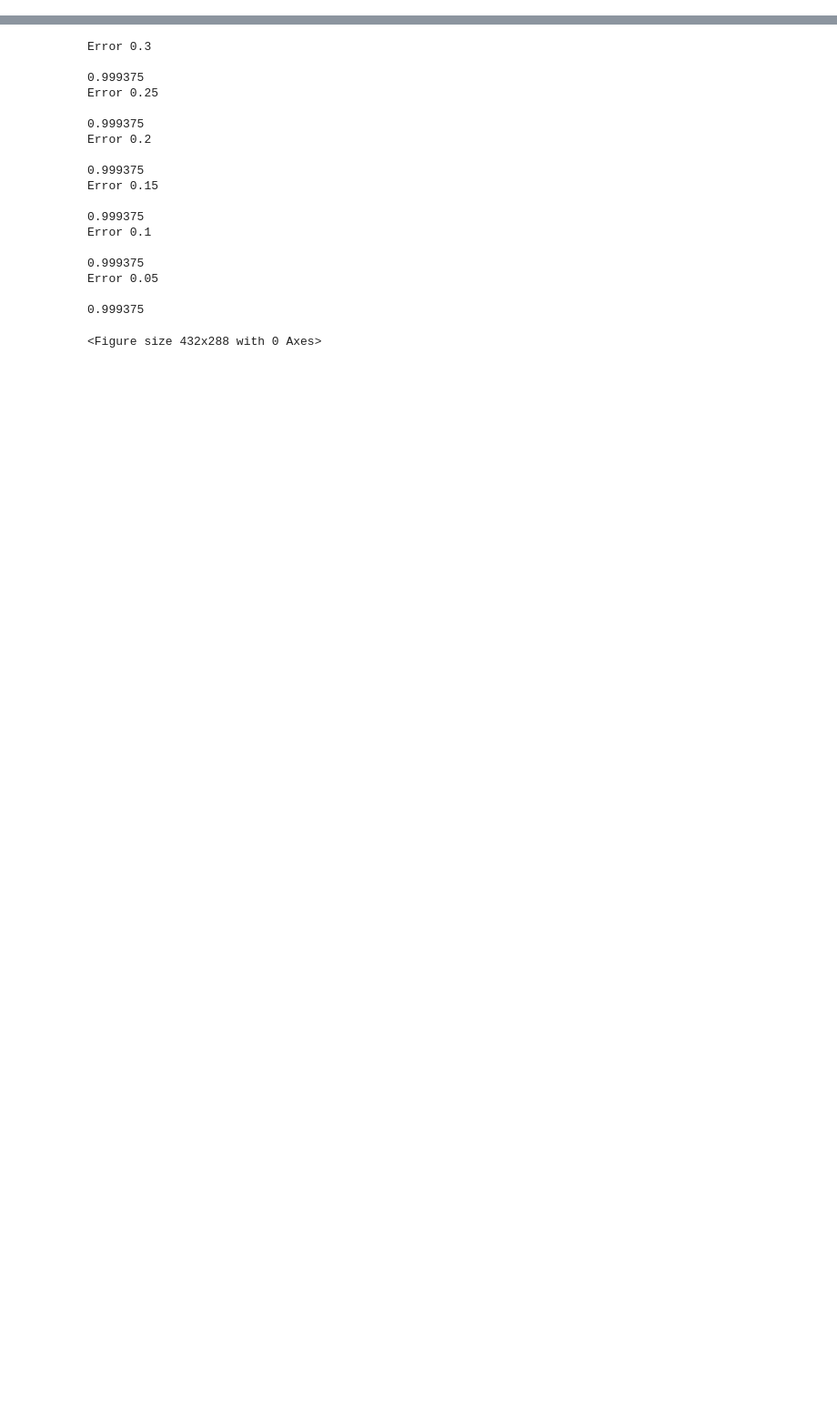
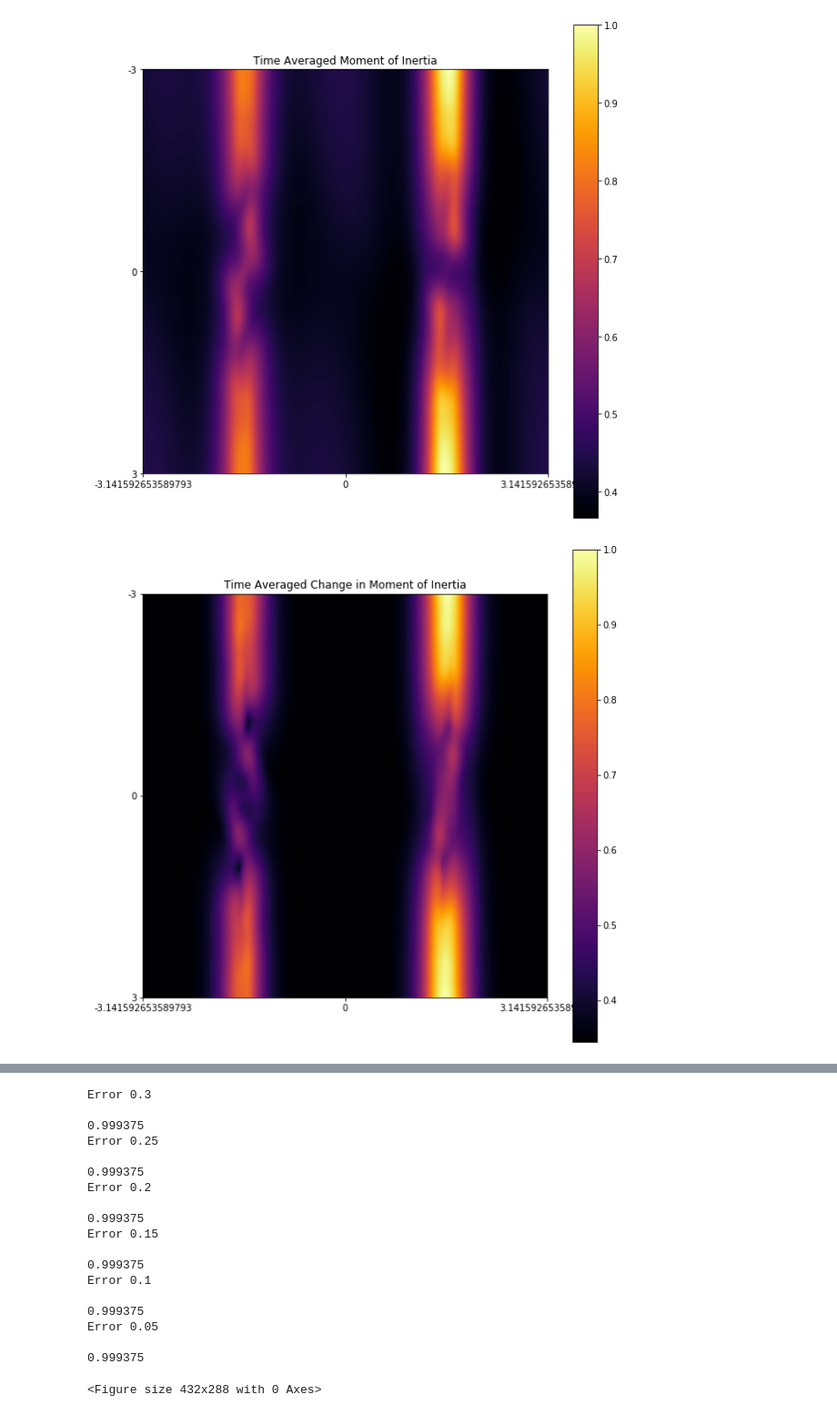
Before and after one commit to JordanK10/bernien_lab, a Jupyter notebook: Hamiltonians/Haldane_Model/hexagonal_lattice.ipynb, the cells around one changed output, grey strips where cells are left out. Shown at 91% size. Cells and saved outputs as stored; diff of their text form; code cells hidden in the pictures; blank space fills up the shorter version.

```diff
--- a/Hamiltonians/Haldane_Model/hexagonal_lattice.ipynb
+++ b/Hamiltonians/Haldane_Model/hexagonal_lattice.ipynb
@@ -880,4 +869,6 @@ p_10_2,t_10_2,mu_10_2 = scanEdgeBehavior(phi_range,m_range,True,2,1,7)
 # %%
-name = "10ParticleSite2"
-showResults(I_10_2,dI_10_2,om_10_2,dom_10_2,I_s_10_2,I_sa_10_2,om_s_10_2,om_sa_10_2,p_10_2,p_s_10_2,p_sa_10_2,p_ssa_10_2,mu_10_2,name)
-showResultsFinal(p_10_2,t_10_2,mu_10_2,name)
+name = "10ParticleSite2__t3pi"
+showResults(I_10_2,dI_10_2,om_10_2,dom_10_2,p_10_2,t_10_2,mu_10_2,name)
+# %% [output]
+[figure, added]
+[figure, added]
```
Also changed, not shown: parts of 20 cells of this notebook, 21 other files.
